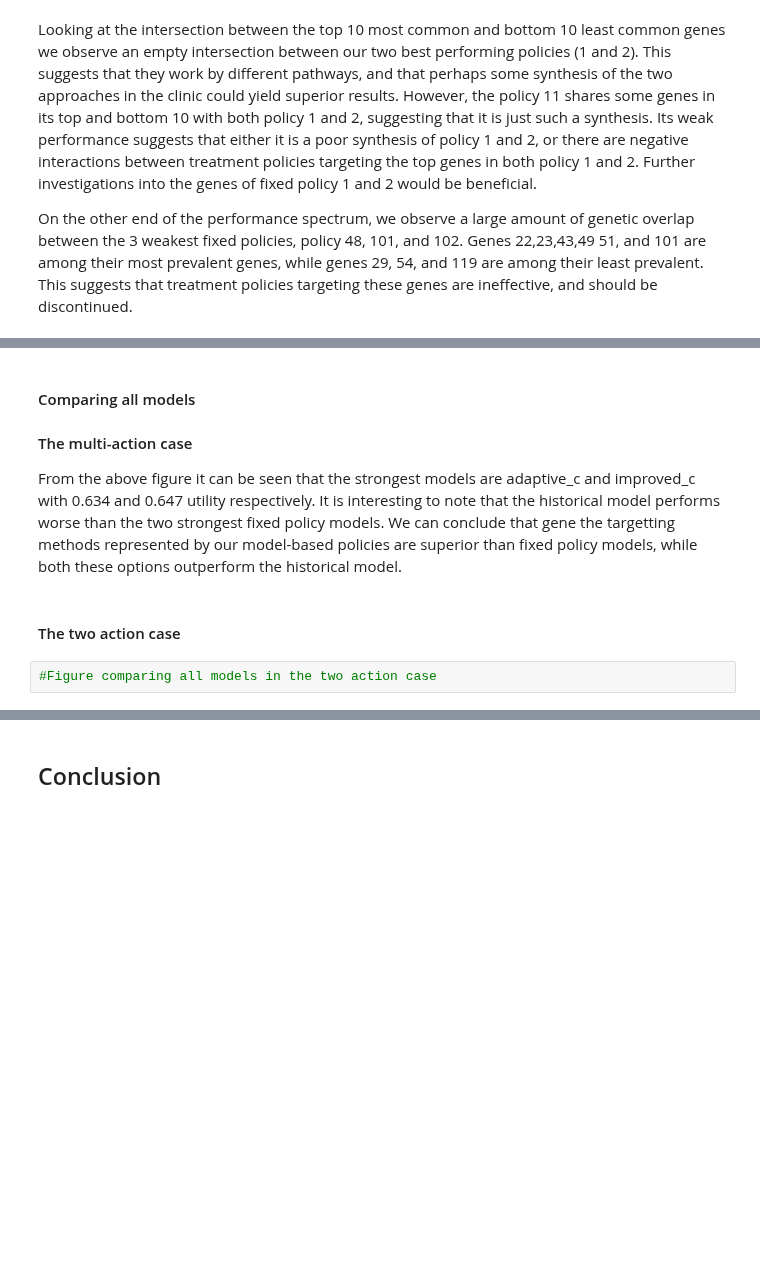
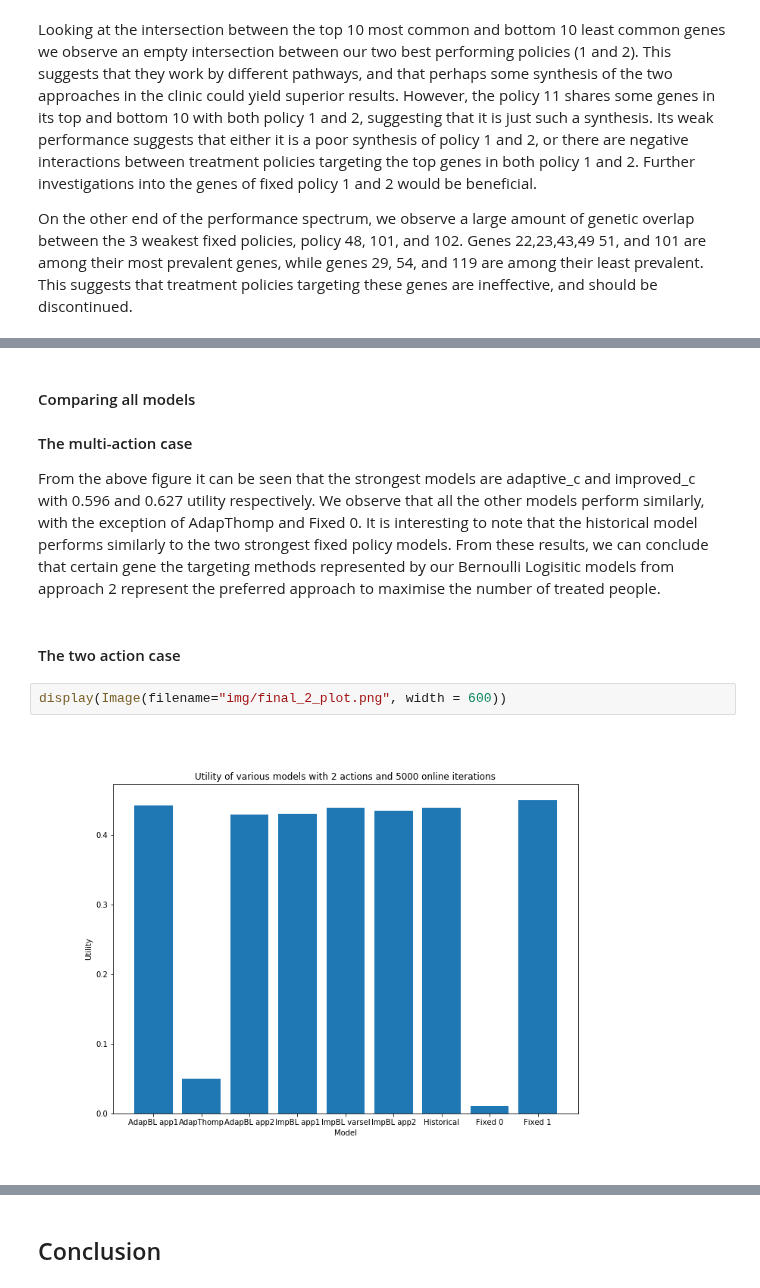
Before and after one commit to chriklev/ml-society-science, a Jupyter notebook: src/project-2/Project2_INSTK5000_master.ipynb, the cells around one changed output, grey strips where cells are left out. Cells and saved outputs as stored; diff of their text form; blank space fills up the shorter version.

```diff
--- a/src/project-2/Project2_INSTK5000_master.ipynb
+++ b/src/project-2/Project2_INSTK5000_master.ipynb
@@ -1181,9 +1196,11 @@ On the other end of the performance spectrum, we observe a large amount of genet
 #### Comparing all models
 
 #### The multi-action case
-From the above figure it can be seen that the strongest models are adaptive_c and improved_c with 0.634 and 0.647 utility respectively. It is interesting to note that the historical model performs worse than the two strongest fixed policy models. We can conclude that gene the targetting methods represented by our model-based policies are superior than fixed policy models, while both these options outperform the historical model.
+From the above figure it can be seen that the strongest models are adaptive_c and improved_c with 0.596 and 0.627 utility respectively. We observe that all the other models perform similarly, with the exception of AdapThomp and Fixed 0. It is interesting to note that the historical model performs similarly to the two strongest fixed policy models. From these results, we can conclude that certain gene the targeting methods represented by our Bernoulli Logisitic models from approach 2 represent the preferred approach to maximise the number of treated people.
 # %% [markdown]
 #### The two action case
-# %%
-#Figure comparing all models in the two action case
+# %%
+display(Image(filename="img/final_2_plot.png", width = 600))
+# %% [output]
+[figure, added]
 # %% [markdown]
```
Also changed, not shown: parts of 11 cells of this notebook.
